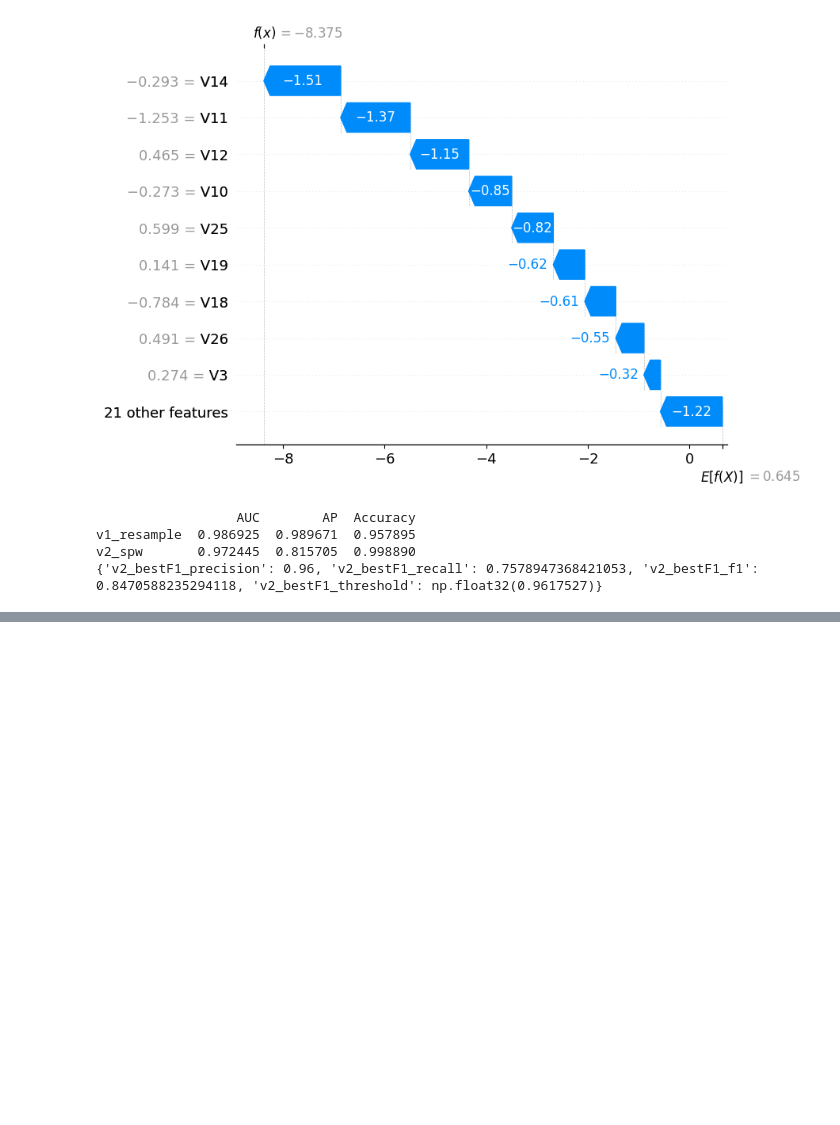
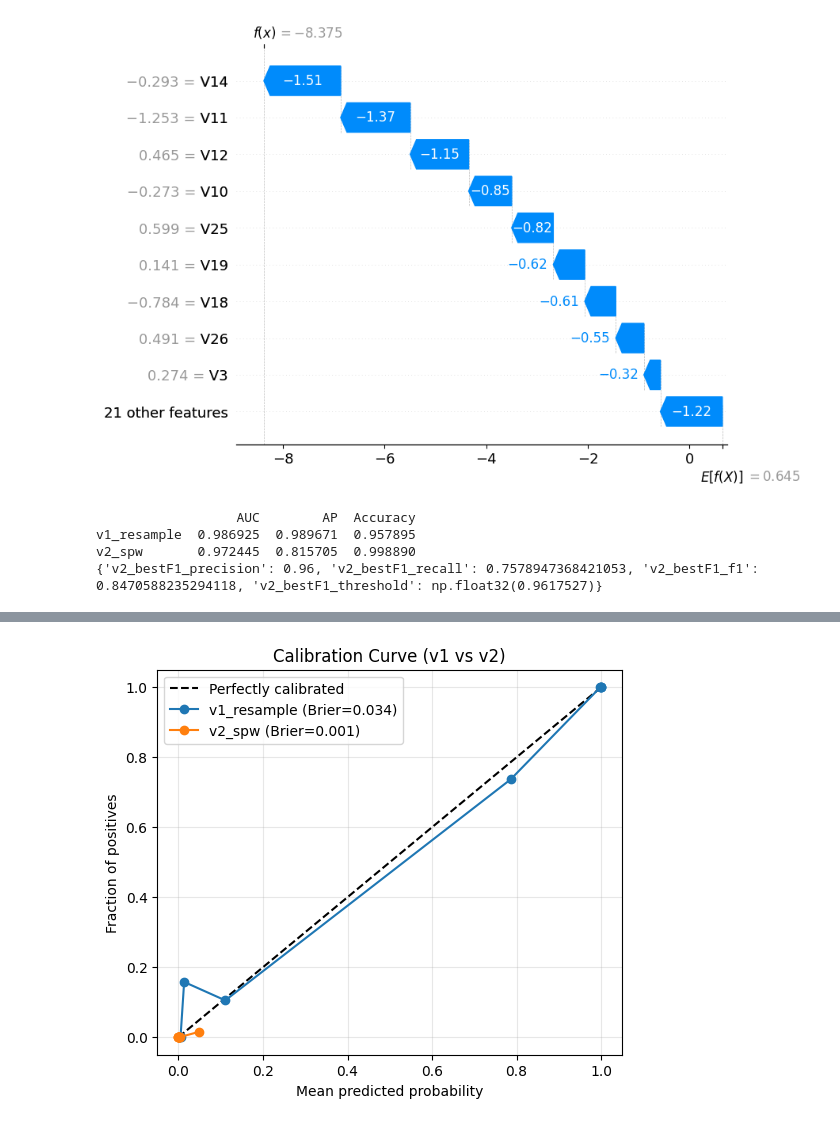
Before and after one commit to peter199711/python_CreditCardFraudDetection, a Jupyter notebook: XGBoost.ipynb, the cells around one changed output, grey strips where cells are left out. Cells and saved outputs as stored; diff of their text form; code cells hidden in the pictures; blank space fills up the shorter version.

```diff
--- a/XGBoost.ipynb
+++ b/XGBoost.ipynb
@@ -335,0 +359,29 @@ v2_spw       0.972445  0.815705  0.998890
+# %%
+# 校準曲線與 Brier 分數（v1 vs v2）
+from sklearn.calibration import calibration_curve
+from sklearn.metrics import brier_score_loss
+
+# v1
+prob_true1, prob_pred1 = calibration_curve(
+    y_test, y_prob, n_bins=10, strategy="quantile"
+)
+brier1 = brier_score_loss(y_test, y_prob)
+
+# v2
+prob_true2, prob_pred2 = calibration_curve(
+    y_test2, y_prob2, n_bins=10, strategy="quantile"
+)
+brier2 = brier_score_loss(y_test2, y_prob2)
+
+plt.figure(figsize=(6, 5))
+plt.plot([0, 1], [0, 1], "k--", label="Perfectly calibrated")
+plt.plot(prob_pred1, prob_true1, marker="o", label=f"v1_resample (Brier={brier1:.3f})")
+plt.plot(prob_pred2, prob_true2, marker="o", label=f"v2_spw (Brier={brier2:.3f})")
+plt.xlabel("Mean predicted probability")
+plt.ylabel("Fraction of positives")
+plt.title("Calibration Curve (v1 vs v2)")
+plt.legend()
+plt.grid(True, alpha=0.3)
+plt.show()
+# %% [output]
+[figure, added]
```
Also changed, not shown: parts of 2 cells of this notebook, 1 other file.
